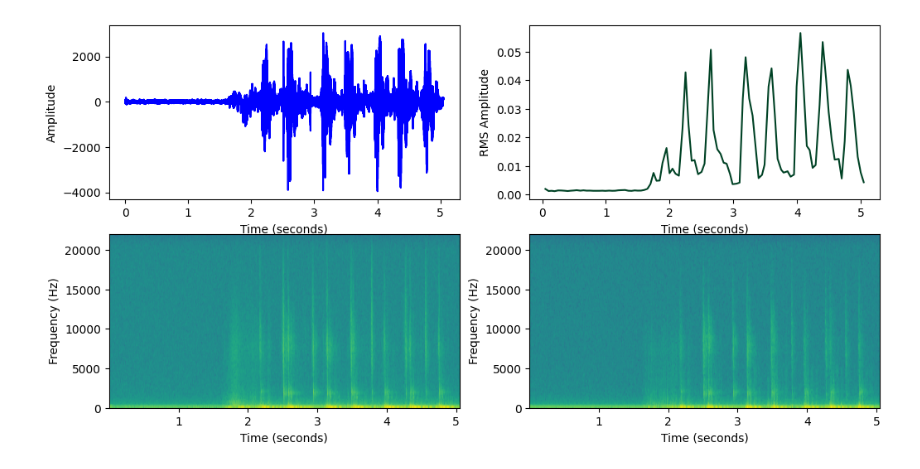
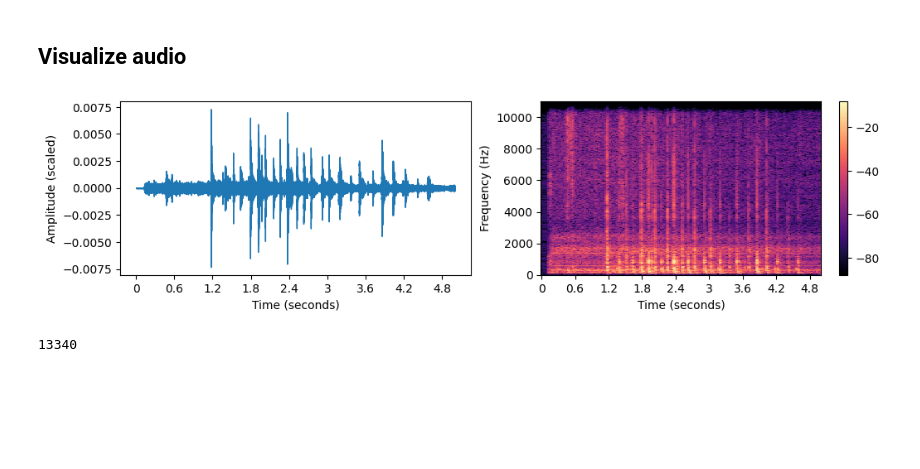
Before and after one commit to masumbillah74/controlpoint, a Jupyter notebook: read_audio.ipynb, the cells around one changed output. Cells and saved outputs as stored; diff of their text form; code cells hidden in the pictures; blank space fills up the shorter version.

```diff
--- a/read_audio.ipynb
+++ b/read_audio.ipynb
@@ -161,8 +111,21 @@ Recording ends..
-# %%
-visualize_raw_amplitude(blocks, timestamp)
-visialize_rms_amplitude(blocks, timestamp)
-fs, x = wavfile.read(filename)
-visualize_freq(fs,x)
-#playsound(filename)
-# %% [output]
-[figure, removed]
+# %% [markdown]
+## Visualize audio
+# %%
+visual = Visualize()
+
+filename = "test.wav"
+visual.load_file(filename)
+
+plt.subplot(2,2,1)
+visual.show_wave()
+
+plt.subplot(2,2,2)
+visual.show_spec()
+# %% [output]
+[figure, added]
+# %%
+x, sr = librosa.load(filename)
+zero_crossings = librosa.zero_crossings(x, pad=False)
+print(sum(zero_crossings))
+# %% [output]
+13340
```
Also changed, not shown: parts of 4 cells of this notebook, 1 other file.
